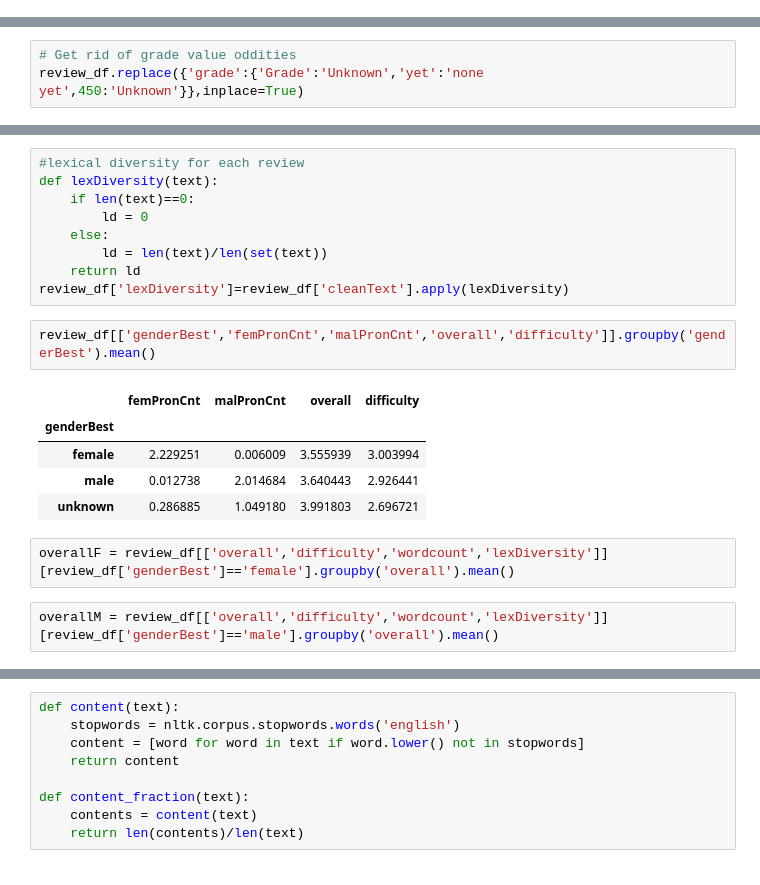
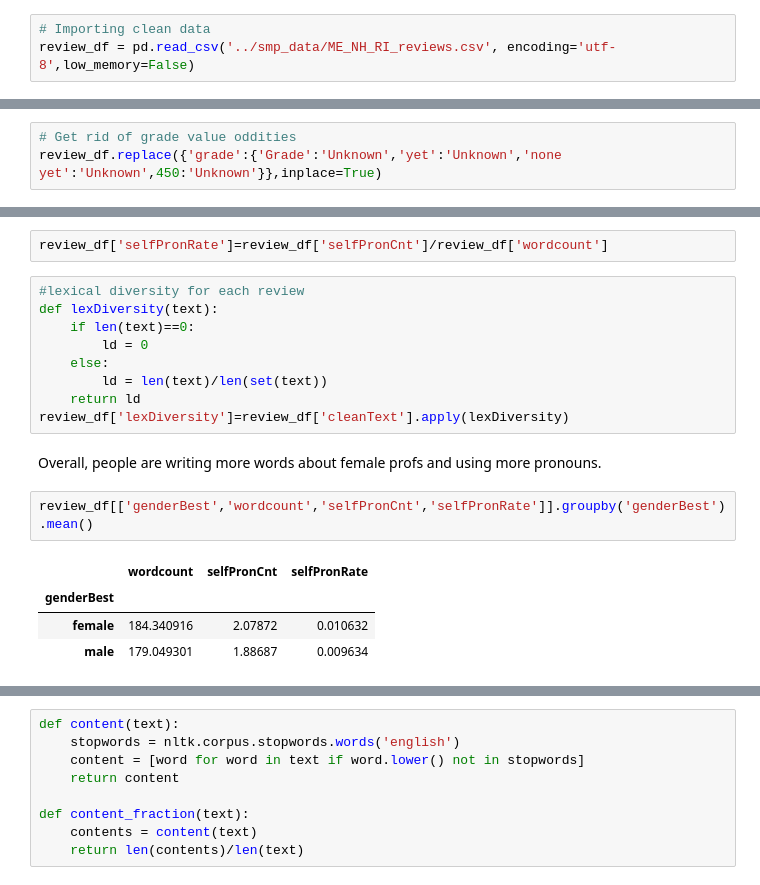
Before and after one commit to AngelaVC/ProfReviews, a Jupyter notebook: RI_NH_ME_analysis.ipynb, the cells around one changed output, grey strips where cells are left out. Drawn from its saved outputs; the diff is of its cells as text.

```diff
--- a/RI_NH_ME_analysis.ipynb
+++ b/RI_NH_ME_analysis.ipynb
@@ -66 +62,4 @@ graphWords_df = words_df[(words_df['diffFem']/words_df['diffMale']<0)].sort_valu
+# %%
+# Importing clean data
+review_df = pd.read_csv('../smp_data/ME_NH_RI_reviews.csv', encoding='utf-8',low_memory=False)
 # %% [markdown]
@@ -165,6 +148,6 @@ sns.barplot(x="year", y="reviewcount", hue = "genderBest", data=yearProf_df,
 # Impact of Grade on Ratings
 # %%
 # Get rid of grade value oddities
-review_df.replace({'grade':{'Grade':'Unknown','yet':'none yet',450:'Unknown'}},inplace=True)
+review_df.replace({'grade':{'Grade':'Unknown','yet':'Unknown','none yet':'Unknown',450:'Unknown'}},inplace=True)
 # %%
 # low grades are correlated with low overall rating, but bad grades seem to hit female teachers more
@@ -292,5 +275,7 @@ sns.despine(left=True, bottom=True)
 # %%
 review_df['wordcount']=review_df['cleanText'].apply(len)
+# %%
+review_df['selfPronRate']=review_df['selfPronCnt']/review_df['wordcount']
 # %%
 #lexical diversity for each review
 def lexDiversity(text):
@@ -300,15 +285,12 @@ def lexDiversity(text):
         ld = len(text)/len(set(text))
     return ld
 review_df['lexDiversity']=review_df['cleanText'].apply(lexDiversity)
+# %% [markdown]
+Overall, people are writing more words about female profs and using more pronouns.
 # %%
-review_df[['genderBest','femPronCnt','malPronCnt','overall','difficulty']].groupby('genderBest').mean()
+review_df[['genderBest','wordcount','selfPronCnt','selfPronRate']].groupby('genderBest').mean()
 # %% [output]
-|  | femPronCnt | malPronCnt | overall | difficulty |
-| genderBest |  |  |  |  |
-| female | 2.229251 | 0.006009 | 3.555939 | 3.003994 |
-| male | 0.012738 | 2.014684 | 3.640443 | 2.926441 |
-| unknown | 0.286885 | 1.049180 | 3.991803 | 2.696721 |
+|  | wordcount | selfPronCnt | selfPronRate |
+| genderBest |  |  |  |
+| female | 184.340916 | 2.07872 | 0.010632 |
+| male | 179.049301 | 1.88687 | 0.009634 |
-# %%
-overallF = review_df[['overall','difficulty','wordcount','lexDiversity']][review_df['genderBest']=='female'].groupby('overall').mean()
-# %%
-overallM = review_df[['overall','difficulty','wordcount','lexDiversity']][review_df['genderBest']=='male'].groupby('overall').mean()
```
Also changed, not shown: parts of 85 cells of this notebook, 9 other files.
